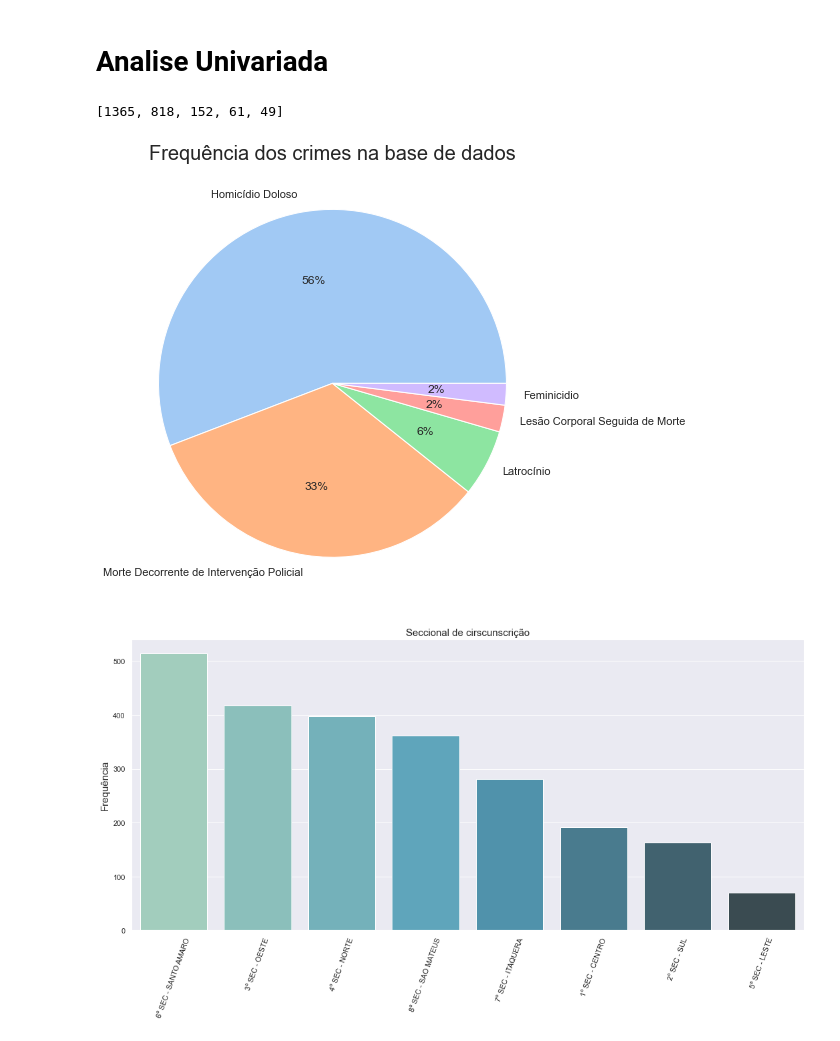
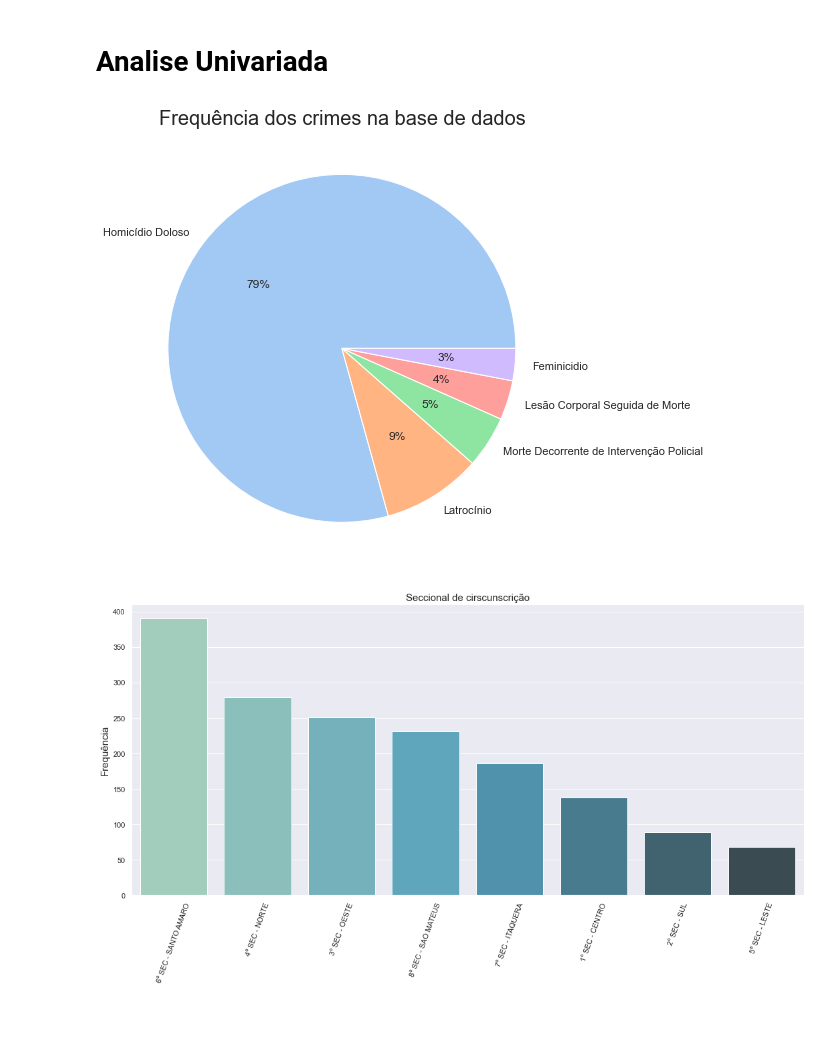
Before and after one commit to LucaNoto/PF_CoderHouse, a Jupyter notebook: Crimes_AnaliseUnivariadaLucaNoto.ipynb, the cells around one changed output. Drawn from its saved outputs; the diff is of its cells as text; code cells hidden in the pictures.

```diff
--- a/Crimes_AnaliseUnivariadaLucaNoto.ipynb
+++ b/Crimes_AnaliseUnivariadaLucaNoto.ipynb
@@ -16,0 +5,22 @@ dfClean.head()
+# %%
+dfClean = pd.read_csv('data/compiledData/dfCleanMortes.csv')
+# dfClean = pd.read_csv('dfCleanMortes.csv')
+# dfClean['DATAHORA_REGISTRO_BO'] = pd.to_datetime(dfClean['DATAHORA_REGISTRO_BO'])
+# dfClean['DATA_FATO'] = pd.to_datetime(dfClean['DATA_FATO'])
+# dfClean['HORA_FATO_DT'] = pd.to_datetime(dfClean['HORA_FATO'],errors = 'coerce').dt.strftime('%H')
+
+
+dfClean['ANO_BO'] = dfClean['ANO_BO'].astype(str)
+dfClean['NUM_BO'] = dfClean['NUM_BO'].astype(str)
+
+# dfClean['MES_BO'] = dfClean['DATAHORA_REGISTRO_BO'].dt.strftime('%m')
+# dfClean['DIA_BO'] = dfClean['DATAHORA_REGISTRO_BO'].dt.strftime('%d')
+# dfClean['HORA_BO'] = dfClean['DATAHORA_REGISTRO_BO'].dt.strftime('%H')
+# dfClean['DIA_SEMANA_BO'] = dfClean['DATAHORA_REGISTRO_BO'].dt.dayofweek
+
+# dfClean['ANO_FATO'] = dfClean['DATA_FATO'].dt.strftime('%Y')
+# dfClean['MES_FATO'] = dfClean['DATA_FATO'].dt.strftime('%m')
+# dfClean['DIA_FATO'] = dfClean['DATA_FATO'].dt.strftime('%d')
+# dfClean['DIA_SEMANA_FATO'] = dfClean['DATA_FATO'].dt.dayofweek
+
+dfClean.head()
@@ -19,19 +37,18 @@ dfClean.head()
 # %%
 crime_counts = dfClean.CRIME.value_counts()
 
-sns.set(rc={'figure.figsize':(16,8)})
+sns.set(rc={'figure.figsize':(18,8)})
 
 x = list(crime_counts.keys())
 y = list(crime_counts.values)
-print(y)
+
 # sns.barplot(x=x, y=y, palette="GnBu_d")
 plt.pie(y,labels=x,colors = sns.color_palette('pastel')[0:len(x)], autopct='%.0f%%')
 
 plt.title("Frequência dos crimes na base de dados", fontdict = {'fontsize': 20})
 plt.show()
 # %% [output]
-[1365, 818, 152, 61, 49]
-[figure, old version]
+[figure, new version]
 # %%
 map_sec = {
     "1ª SEC" : "1º SEC - CENTRO",
@@ -63,7 +80,7 @@ plt.title("Seccional de cirscunscrição", fontdict = {'fontsize': 15})
 plt.ylabel("Frequência", fontdict={'fontsize': 15})
 plt.show()
 # %% [output]
-[figure, old version]
+[figure, new version]
 # %%
 color_counts = dfClean.COR_PELE.str.strip().replace({'Ignorada':'Ignorada/Não Informada','Não informada':'Ignorada/Não Informada'}).value_counts()
 
```
Also changed, not shown: parts of 22 cells of this notebook.
